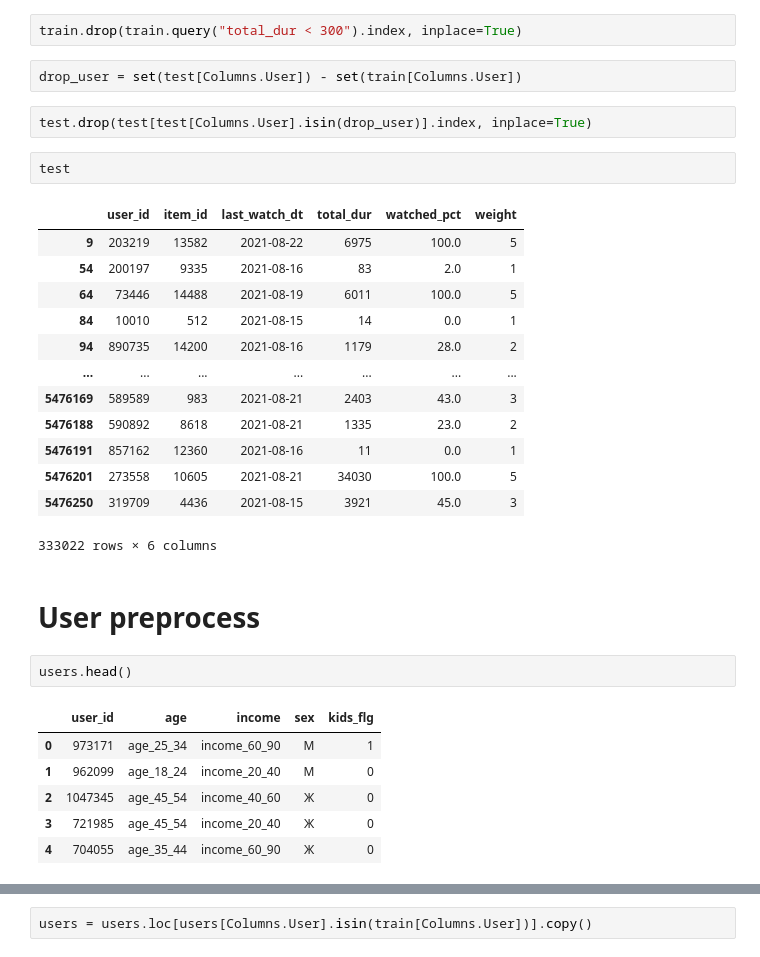
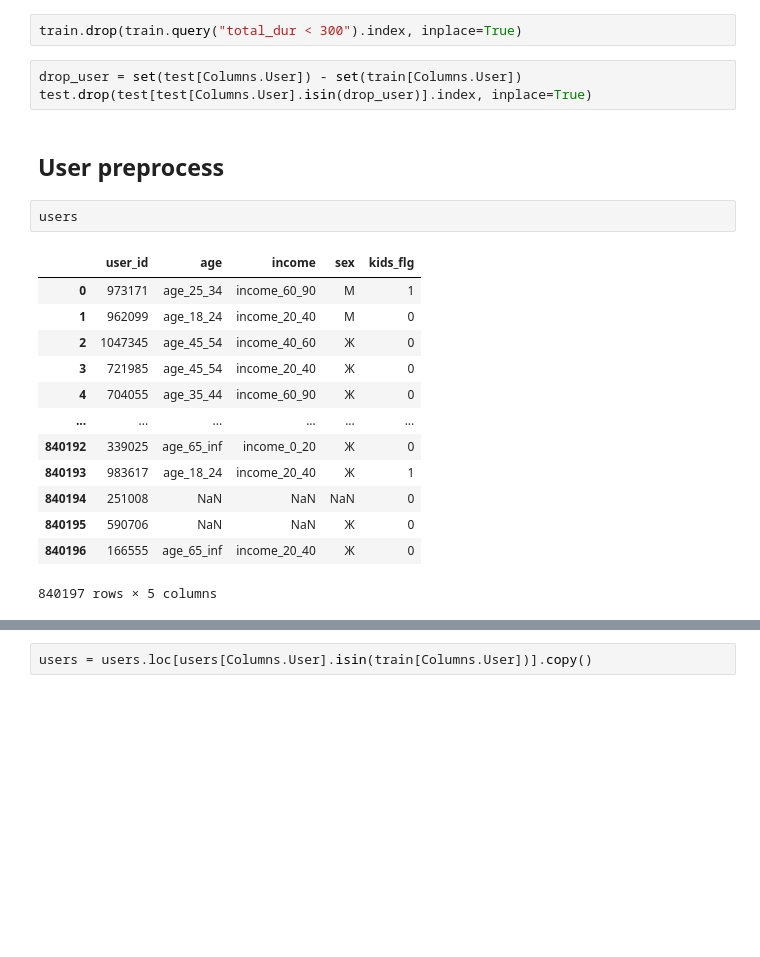
Before and after one commit to Varfalamei/RecoServiceMTS, a Jupyter notebook: notebooks/ALS_LightFM_MF.ipynb, the cells around one changed output, grey strips where cells are left out. Cells and saved outputs as stored; diff of their text form; blank space fills up the shorter version.

```diff
--- a/notebooks/ALS_LightFM_MF.ipynb
+++ b/notebooks/ALS_LightFM_MF.ipynb
@@ -198,32 +191,22 @@ test: (490980, 6)
 train.drop(train.query("total_dur < 300").index, inplace=True)
 # %%
 drop_user = set(test[Columns.User]) - set(train[Columns.User])
+test.drop(test[test[Columns.User].isin(drop_user)].index, inplace=True)
-# %%
-test.drop(test[test[Columns.User].isin(drop_user)].index, inplace=True)
-# %%
-test
-# %% [output]
-|  | user_id | item_id | last_watch_dt | total_dur | watched_pct | weight |
-| 9 | 203219 | 13582 | 2021-08-22 | 6975 | 100.0 | 5 |
-| 54 | 200197 | 9335 | 2021-08-16 | 83 | 2.0 | 1 |
-| 64 | 73446 | 14488 | 2021-08-19 | 6011 | 100.0 | 5 |
-| 84 | 10010 | 512 | 2021-08-15 | 14 | 0.0 | 1 |
-| 94 | 890735 | 14200 | 2021-08-16 | 1179 | 28.0 | 2 |
-| ... | ... | ... | ... | ... | ... | ... |
-| 5476169 | 589589 | 983 | 2021-08-21 | 2403 | 43.0 | 3 |
-| 5476188 | 590892 | 8618 | 2021-08-21 | 1335 | 23.0 | 2 |
-| 5476191 | 857162 | 12360 | 2021-08-16 | 11 | 0.0 | 1 |
-| 5476201 | 273558 | 10605 | 2021-08-21 | 34030 | 100.0 | 5 |
-| 5476250 | 319709 | 4436 | 2021-08-15 | 3921 | 45.0 | 3 |
-333022 rows × 6 columns
 # %% [markdown]
-# User preprocess
+## User preprocess
 # %%
-users.head()
+users
 # %% [output]
 |  | user_id | age | income | sex | kids_flg |
 | 0 | 973171 | age_25_34 | income_60_90 | М | 1 |
 | 1 | 962099 | age_18_24 | income_20_40 | М | 0 |
 | 2 | 1047345 | age_45_54 | income_40_60 | Ж | 0 |
 | 3 | 721985 | age_45_54 | income_20_40 | Ж | 0 |
 | 4 | 704055 | age_35_44 | income_60_90 | Ж | 0 |
+| ... | ... | ... | ... | ... | ... |
+| 840192 | 339025 | age_65_inf | income_0_20 | Ж | 0 |
+| 840193 | 983617 | age_18_24 | income_20_40 | Ж | 1 |
+| 840194 | 251008 | NaN | NaN | NaN | 0 |
+| 840195 | 590706 | NaN | NaN | Ж | 0 |
+| 840196 | 166555 | age_65_inf | income_20_40 | Ж | 0 |
+840197 rows × 5 columns
```
Also changed, not shown: parts of 125 cells of this notebook, 1 other file.
